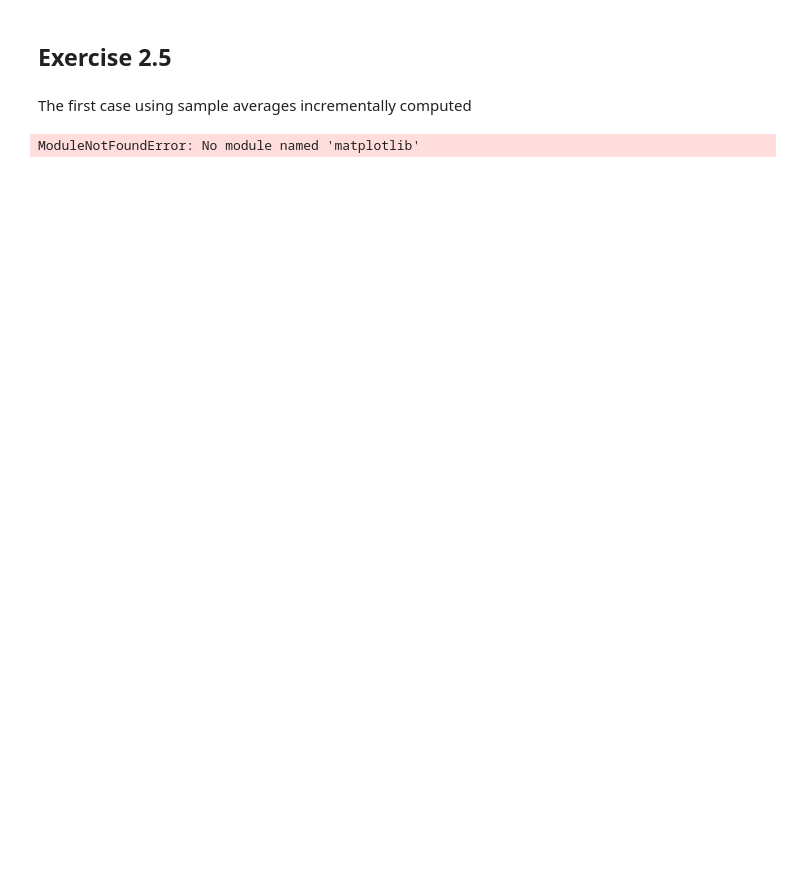
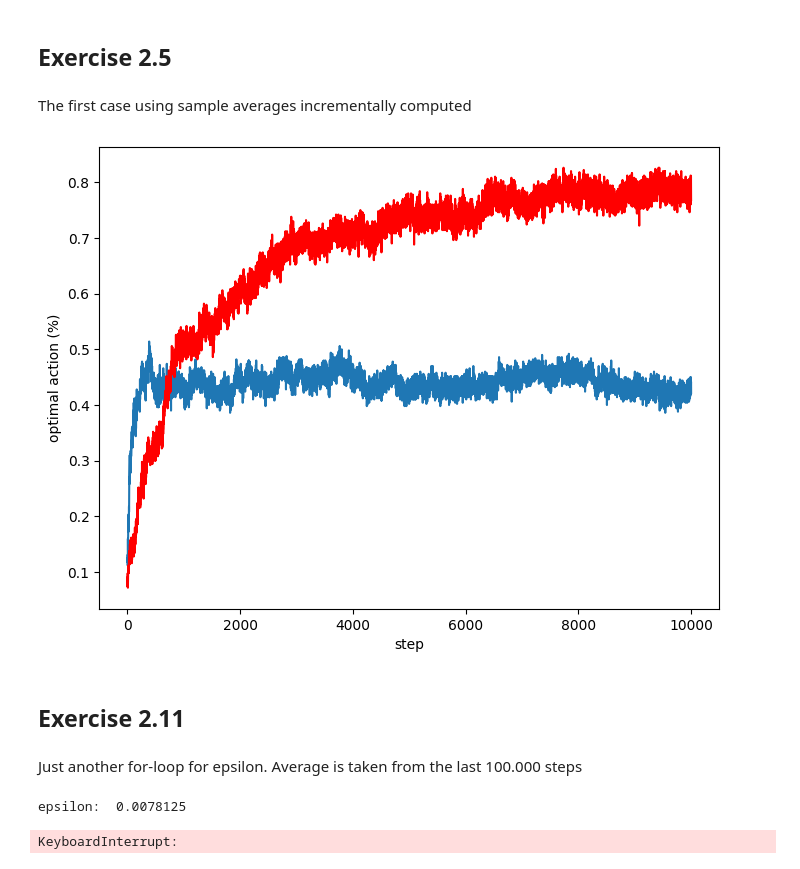
Before and after one commit to jsmithdlc/sutton-barto-programming, a Jupyter notebook: notebooks/chapter_2.ipynb, the cells around one changed output. Cells and saved outputs as stored; diff of their text form; code cells hidden in the pictures; blank space fills up the shorter version.

Commit message:
feat: exercise 2.11

```diff
--- a/notebooks/chapter_2.ipynb
+++ b/notebooks/chapter_2.ipynb
@@ -5,7 +5,7 @@ The first case using sample averages incrementally computed
 # %%
 import numpy as np
 
-def sample_average(k: int, epsilon: float, n_steps: int, constant_step: float = None):
+def sample_average(k: int, epsilon: float, n_steps: int, constant_step: float = None, info_by_step: bool = True):
     # action value and step initialized at 0
     q_a = np.zeros(k,dtype=float)
     n = np.zeros(k, dtype=float)
@@ -37,27 +37,62 @@ def sample_average(k: int, epsilon: float, n_steps: int, constant_step: float =
 # %%
 import matplotlib.pyplot as plt
 
 n_runs = 500 # total number of experiments to run
 
 k = 10 # 10 armed bandit
 epsilon = 0.1 # e-greedy action selection
 n_steps = 10000
 
-incremental_exp_rewards  = np.zeros(n_steps)
-constant_exp_rewards = np.zeros(n_steps)
+sample_average_optimal  = np.zeros(n_steps)
+exp_weighted_optimal = np.zeros(n_steps)
 for _ in range(n_runs):
-    incremental_exp_rewards += sample_average(k,epsilon,n_steps)
-    constant_exp_rewards += sample_average(k,epsilon,n_steps,constant_step=0.1)
+    sample_average_optimal += sample_average(k,epsilon,n_steps)
+    exp_weighted_optimal += sample_average(k,epsilon,n_steps,constant_step=0.1)
 
 
-incremental_exp_rewards /= n_runs
-constant_exp_rewards /= n_runs
+sample_average_optimal /= n_runs
+exp_weighted_optimal /= n_runs
 
 fig = plt.figure(figsize=(8,6))
-plt.plot(np.arange(0,n_steps),incremental_exp_rewards)
-plt.plot(np.arange(0,n_steps),constant_exp_rewards, color='r')
+plt.plot(np.arange(0,n_steps),sample_average_optimal)
+plt.plot(np.arange(0,n_steps),exp_weighted_optimal, color='r')
 plt.xlabel('step')
 plt.ylabel('optimal action (%)')
 plt.show()
 # %% [output]
-ModuleNotFoundError: No module named 'matplotlib'
+[figure, added]
+# %% [markdown]
+## Exercise 2.11
+# %% [markdown]
+Just another for-loop for epsilon. Average is taken from the last 100.000 steps
+# %%
+from tqdm import tqdm
+import matplotlib.pyplot as plt
+
+n_runs = 500 # total number of experiments to run
+
+k = 10 # 10 armed bandit
+epsilon_space = [1/128 * 2**i for i in range(5)]
+n_steps = 200000
+steps_considered = 100000
+
+sample_average_param_study = []
+exp_weighted_param_study = []
+
+# loop in parameter space
+for e in epsilon_space:
+    print("epsilon: ",e)
+    sample_average_optimal  = 0
+    exp_weighted_optimal = 0
+    for _ in tqdm(range(n_runs)):
+        sample_average_optimal += np.mean(sample_average(k,e,n_steps))
+        exp_weighted_optimal += np.mean(sample_average(k,e,n_steps,constant_step=0.1))
+    # average across runs
+    sample_average_optimal /= n_runs
+    exp_weighted_optimal /= n_runs
+    # experiment for this parameter value only considers last 100000 steps
+    sample_average_param_study.append(np.mean(sample_average_optimal[-steps_considered:]))
+    exp_weighted_param_study.append(np.mean(exp_weighted_optimal[-steps_considered:]))
+# %% [output]
+epsilon:  0.0078125
+KeyboardInterrupt:
```
Also changed, not shown: parts of 1 cell of this notebook, 2 other files.
